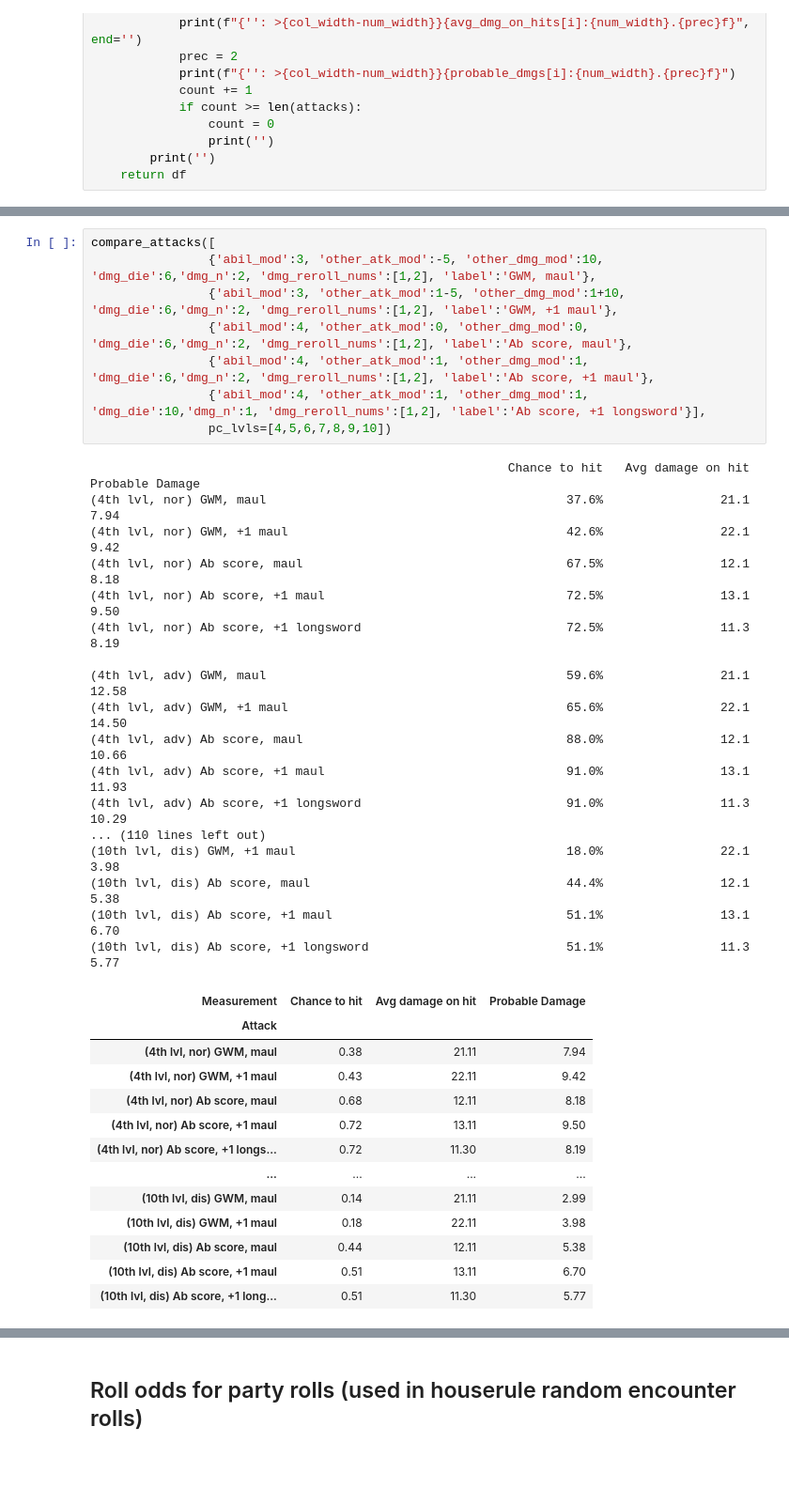
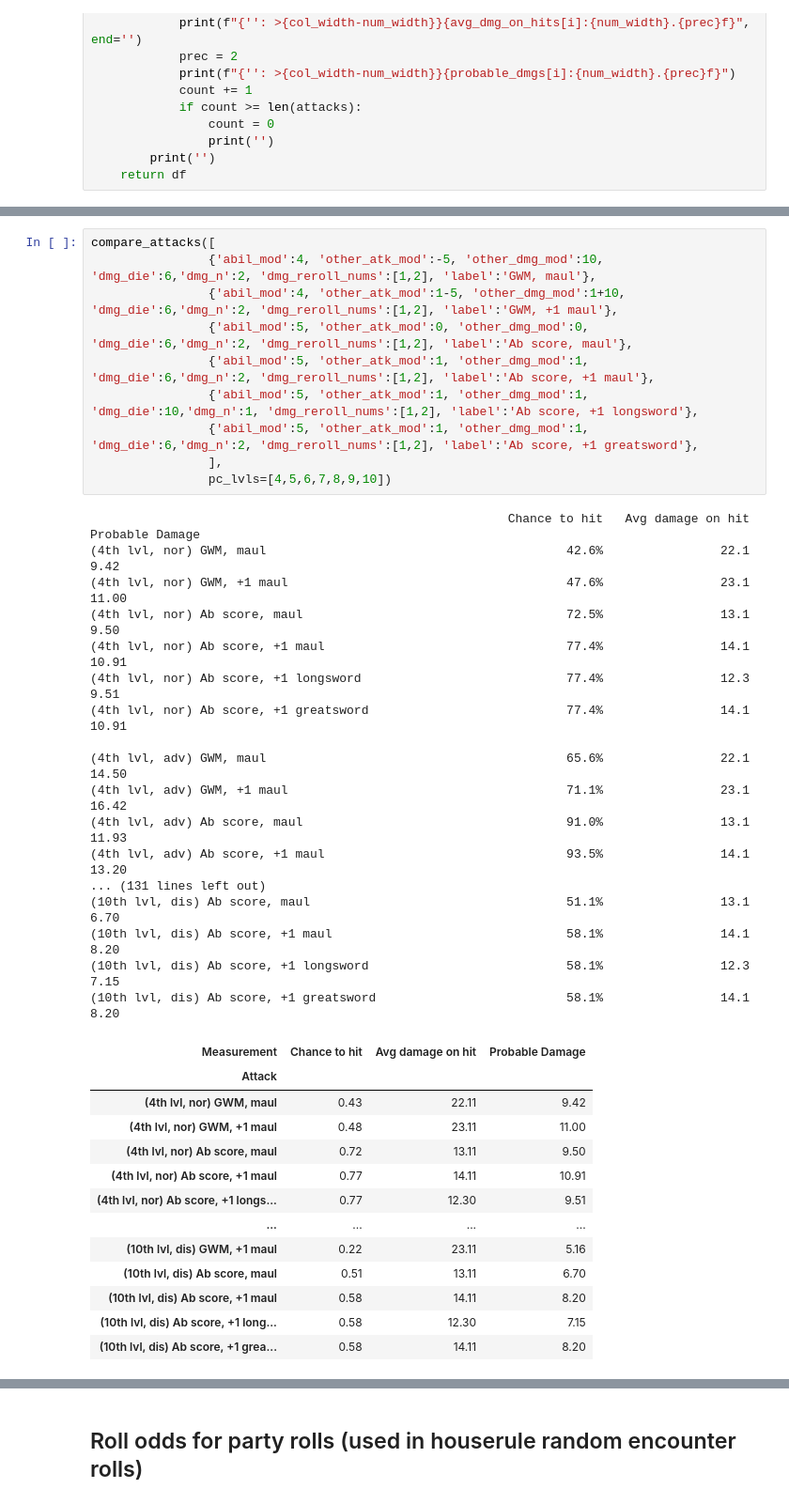
Before and after one commit to dyoung418/dnd_stats, a Jupyter notebook: dnd_dice_calcs.ipynb, the cells around one changed output, grey strips where cells are left out. Shown: that part at 94% size. Saved outputs shown, nothing was run; the diff lists cells and outputs as text; blank space fills up the shorter version.

Commit message:
updated for added +1 greatsword

```diff
--- a/dnd_dice_calcs.ipynb
+++ b/dnd_dice_calcs.ipynb
@@ -742,39 +735,41 @@ compare_attacks([{'mod':5,'dmg_die':6,'dmg_n':2,'dmg_adder':3, 'dmg_reroll_nums'
 # %%
 compare_attacks([
-                {'abil_mod':3, 'other_atk_mod':-5, 'other_dmg_mod':10, 'dmg_die':6,'dmg_n':2, 'dmg_reroll_nums':[1,2], 'label':'GWM, maul'},
-                {'abil_mod':3, 'other_atk_mod':1-5, 'other_dmg_mod':1+10, 'dmg_die':6,'dmg_n':2, 'dmg_reroll_nums':[1,2], 'label':'GWM, +1 maul'},
-                {'abil_mod':4, 'other_atk_mod':0, 'other_dmg_mod':0, 'dmg_die':6,'dmg_n':2, 'dmg_reroll_nums':[1,2], 'label':'Ab score, maul'},
-                {'abil_mod':4, 'other_atk_mod':1, 'other_dmg_mod':1, 'dmg_die':6,'dmg_n':2, 'dmg_reroll_nums':[1,2], 'label':'Ab score, +1 maul'},
-                {'abil_mod':4, 'other_atk_mod':1, 'other_dmg_mod':1, 'dmg_die':10,'dmg_n':1, 'dmg_reroll_nums':[1,2], 'label':'Ab score, +1 longsword'}],
+                {'abil_mod':4, 'other_atk_mod':-5, 'other_dmg_mod':10, 'dmg_die':6,'dmg_n':2, 'dmg_reroll_nums':[1,2], 'label':'GWM, maul'},
+                {'abil_mod':4, 'other_atk_mod':1-5, 'other_dmg_mod':1+10, 'dmg_die':6,'dmg_n':2, 'dmg_reroll_nums':[1,2], 'label':'GWM, +1 maul'},
+                {'abil_mod':5, 'other_atk_mod':0, 'other_dmg_mod':0, 'dmg_die':6,'dmg_n':2, 'dmg_reroll_nums':[1,2], 'label':'Ab score, maul'},
+                {'abil_mod':5, 'other_atk_mod':1, 'other_dmg_mod':1, 'dmg_die':6,'dmg_n':2, 'dmg_reroll_nums':[1,2], 'label':'Ab score, +1 maul'},
+                {'abil_mod':5, 'other_atk_mod':1, 'other_dmg_mod':1, 'dmg_die':10,'dmg_n':1, 'dmg_reroll_nums':[1,2], 'label':'Ab score, +1 longsword'},
+                {'abil_mod':5, 'other_atk_mod':1, 'other_dmg_mod':1, 'dmg_die':6,'dmg_n':2, 'dmg_reroll_nums':[1,2], 'label':'Ab score, +1 greatsword'},
+                ],
                 pc_lvls=[4,5,6,7,8,9,10])
 # %% [output]
                                                          Chance to hit   Avg damage on hit     Probable Damage
-(4th lvl, nor) GWM, maul                                         37.6%                21.1                7.94
-(4th lvl, nor) GWM, +1 maul                                      42.6%                22.1                9.42
-(4th lvl, nor) Ab score, maul                                    67.5%                12.1                8.18
-(4th lvl, nor) Ab score, +1 maul                                 72.5%                13.1                9.50
-(4th lvl, nor) Ab score, +1 longsword                            72.5%                11.3                8.19
+(4th lvl, nor) GWM, maul                                         42.6%                22.1                9.42
+(4th lvl, nor) GWM, +1 maul                                      47.6%                23.1               11.00
+(4th lvl, nor) Ab score, maul                                    72.5%                13.1                9.50
+(4th lvl, nor) Ab score, +1 maul                                 77.4%                14.1               10.91
+(4th lvl, nor) Ab score, +1 longsword                            77.4%                12.3                9.51
+(4th lvl, nor) Ab score, +1 greatsword                           77.4%                14.1               10.91
 
-(4th lvl, adv) GWM, maul                                         59.6%                21.1               12.58
-(4th lvl, adv) GWM, +1 maul                                      65.6%                22.1               14.50
-(4th lvl, adv) Ab score, maul                                    88.0%                12.1               10.66
-(4th lvl, adv) Ab score, +1 maul                                 91.0%                13.1               11.93
-(4th lvl, adv) Ab score, +1 longsword                            91.0%                11.3               10.29
-... (110 lines left out)
-(10th lvl, dis) GWM, +1 maul                                     18.0%                22.1                3.98
-(10th lvl, dis) Ab score, maul                                   44.4%                12.1                5.38
-(10th lvl, dis) Ab score, +1 maul                                51.1%                13.1                6.70
-(10th lvl, dis) Ab score, +1 longsword                           51.1%                11.3                5.77
+(4th lvl, adv) GWM, maul                                         65.6%                22.1               14.50
+(4th lvl, adv) GWM, +1 maul                                      71.1%                23.1               16.42
+(4th lvl, adv) Ab score, maul                                    91.0%                13.1               11.93
+(4th lvl, adv) Ab score, +1 maul                                 93.5%                14.1               13.20
+... (131 lines left out)
+(10th lvl, dis) Ab score, maul                                   51.1%                13.1                6.70
+(10th lvl, dis) Ab score, +1 maul                                58.1%                14.1                8.20
+(10th lvl, dis) Ab score, +1 longsword                           58.1%                12.3                7.15
+(10th lvl, dis) Ab score, +1 greatsword                          58.1%                14.1                8.20
 | Measurement | Chance to hit | Avg damage on hit | Probable Damage |
 | Attack |  |  |  |
-| (4th lvl, nor) GWM, maul | 0.38 | 21.11 | 7.94 |
-| (4th lvl, nor) GWM, +1 maul | 0.43 | 22.11 | 9.42 |
-| (4th lvl, nor) Ab score, maul | 0.68 | 12.11 | 8.18 |
-| (4th lvl, nor) Ab score, +1 maul | 0.72 | 13.11 | 9.50 |
-| (4th lvl, nor) Ab score, +1 longs... | 0.72 | 11.30 | 8.19 |
+| (4th lvl, nor) GWM, maul | 0.43 | 22.11 | 9.42 |
+| (4th lvl, nor) GWM, +1 maul | 0.48 | 23.11 | 11.00 |
+| (4th lvl, nor) Ab score, maul | 0.72 | 13.11 | 9.50 |
+| (4th lvl, nor) Ab score, +1 maul | 0.77 | 14.11 | 10.91 |
+| (4th lvl, nor) Ab score, +1 longs... | 0.77 | 12.30 | 9.51 |
 | ... | ... | ... | ... |
-| (10th lvl, dis) GWM, maul | 0.14 | 21.11 | 2.99 |
-| (10th lvl, dis) GWM, +1 maul | 0.18 | 22.11 | 3.98 |
-| (10th lvl, dis) Ab score, maul | 0.44 | 12.11 | 5.38 |
-| (10th lvl, dis) Ab score, +1 maul | 0.51 | 13.11 | 6.70 |
-| (10th lvl, dis) Ab score, +1 long... | 0.51 | 11.30 | 5.77 |
+| (10th lvl, dis) GWM, +1 maul | 0.22 | 23.11 | 5.16 |
+| (10th lvl, dis) Ab score, maul | 0.51 | 13.11 | 6.70 |
+| (10th lvl, dis) Ab score, +1 maul | 0.58 | 14.11 | 8.20 |
+| (10th lvl, dis) Ab score, +1 long... | 0.58 | 12.30 | 7.15 |
+| (10th lvl, dis) Ab score, +1 grea... | 0.58 | 14.11 | 8.20 |
```
Also changed, not shown: parts of 3 cells of this notebook.
